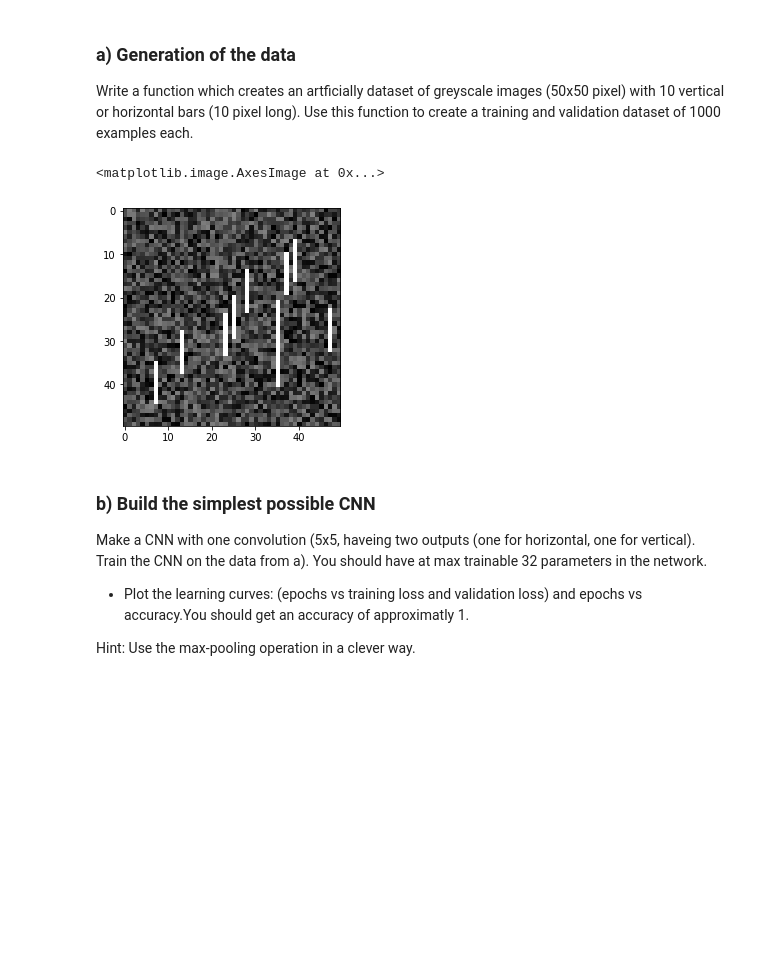
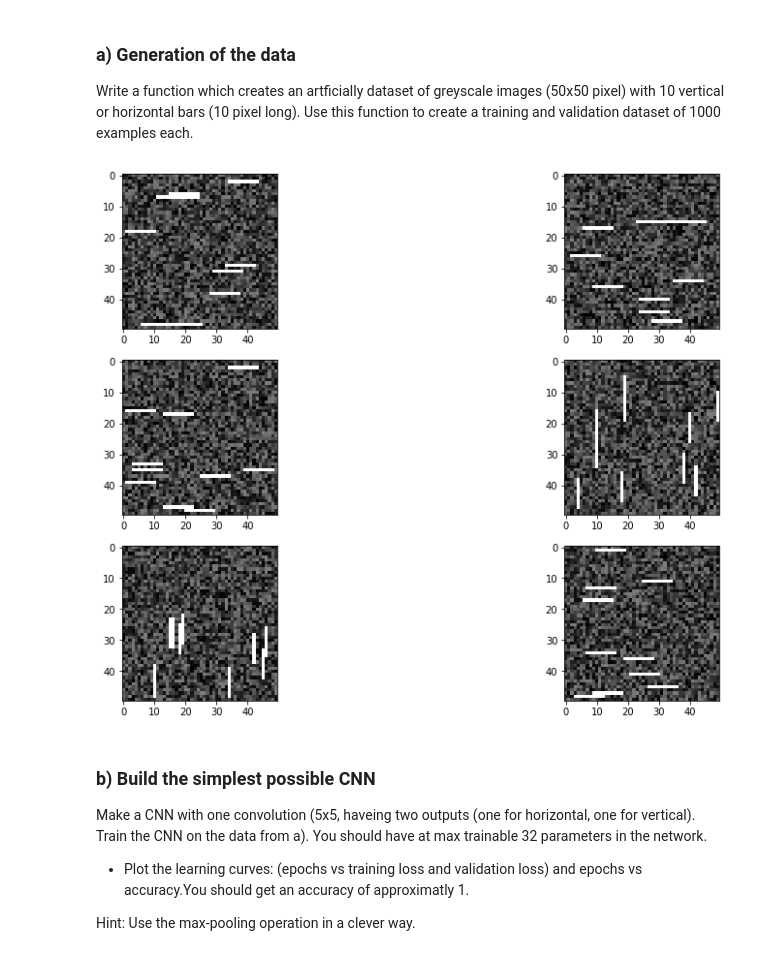
Before and after one commit to ExLeonem/DL-WS1920, a Jupyter notebook: notebooks/AB_2.1.ipynb, the cells around one changed output. Drawn from its saved outputs; the diff is of its cells as text; code cells hidden in the pictures; blank space fills up the shorter version.

```diff
--- a/notebooks/AB_2.1.ipynb
+++ b/notebooks/AB_2.1.ipynb
@@ -41,3 +25,23 @@ def data_generation(number, x, y, bar_length, bar_number):
+# %%
+def generate_vert_img(x_size,y_size,bars):
+    image = np.random.random((x_size, y_size, 1)) * 128
+    for _ in range(bars):
+        x = np.random.randint(1, y_size)
+        y1 = np.random.randint(1, y_size - 10)
+        y2 = y1 + 10
+        image[y1:y2, x] = 255.0
+    return image, 0.0
+# %%
+def data_generation(number, x_size, y_size):
+    data = np.zeros(shape=(number, x_size, y_size, 1), dtype=np.uint8)
+    labels = np.zeros(shape=(number), dtype=np.int).squeeze()
+    for i in range(number):
+            orientation = np.random.randint(0, 2)
+            if orientation == 0:
+                data[i],labels[i] = generate_hor_img(x_size,y_size, 10)
+            else:
+                data[i],labels[i] = generate_vert_img(x_size,y_size, 10)
+    return data, labels.squeeze()
 # %%
-train_data, train_label = data_generation(1000, 50,50, 10, 10)
+train_data, train_label = data_generation(1000, 50,50)
 # %%
@@ -45,9 +49,14 @@ val_data, val_label = data_generation(1000, 50,50, 10, 10)
-# %%
-img = train_data[0, :, :, 0]
-plt.imshow(img, cmap='gray')
-# %% [output]
-<matplotlib.image.AxesImage at 0x...>
-[figure, removed]
+# %%
+fig=plt.figure(figsize=(15, 10))
+columns = 2
+rows = 3
+for i in range(1, columns*rows +1):
+    img = train_data[i, :, :, 0]
+    fig.add_subplot(rows, columns, i)
+    plt.imshow(img, cmap='gray')
+plt.show()
+# %% [output]
+[figure, added]
 # %% [markdown]
 ### b) Build the simplest possible CNN
 Make a CNN with one convolution (5x5, haveing two outputs (one for horizontal, one for vertical). Train the CNN on the data from a). You should have at max trainable 32 parameters in the network.
```
Also changed, not shown: parts of 8 cells of this notebook, 2 other files.
